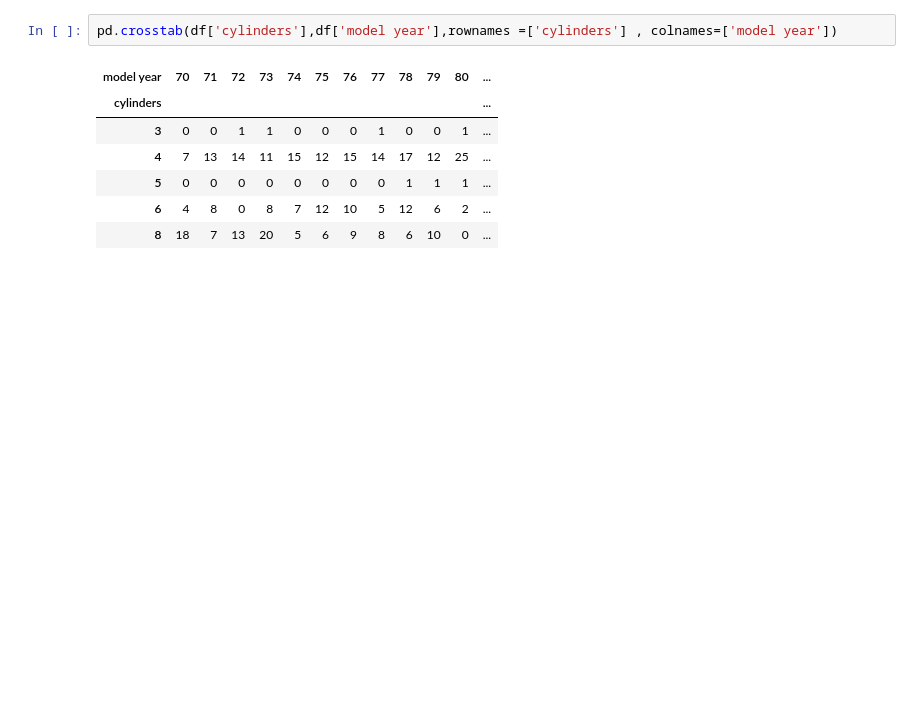
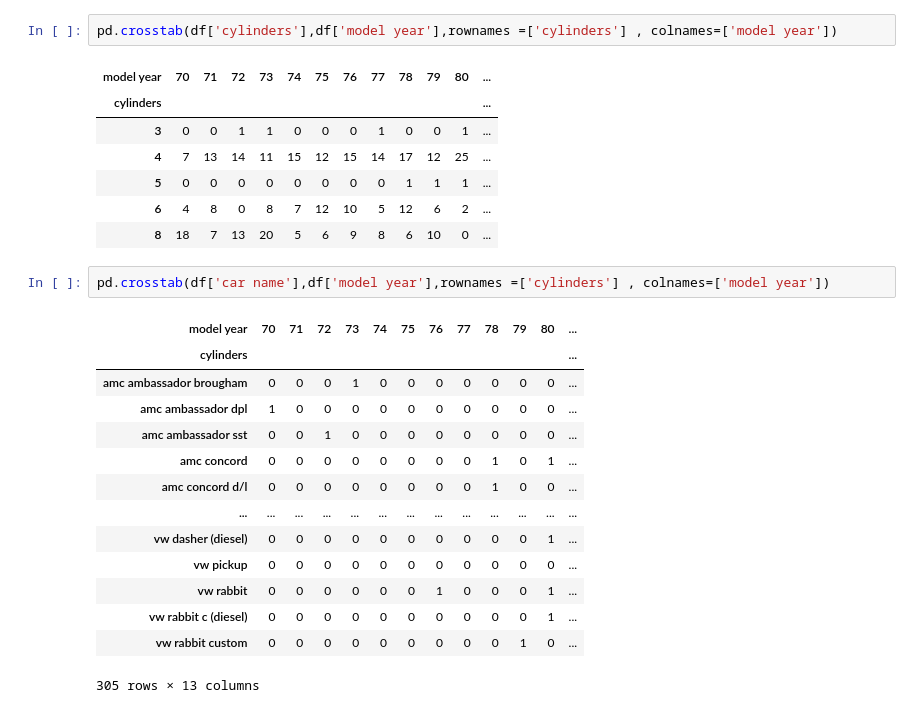
Before and after one commit to dnotes1781-ship-it/python-2, a Jupyter notebook: 10-3-26.ipynb, the cells around one changed output. Cells and saved outputs as stored; diff of their text form; blank space fills up the shorter version.

```diff
--- a/10-3-26.ipynb
+++ b/10-3-26.ipynb
@@ -763,3 +763,20 @@ pd.crosstab(df['cylinders'],df['model year'],rownames =['cylinders'] , colnames=
 | 5 | 0 | 0 | 0 | 0 | 0 | 0 | 0 | 0 | 1 | 1 | 1 | ... |
 | 6 | 4 | 8 | 0 | 8 | 7 | 12 | 10 | 5 | 12 | 6 | 2 | ... |
 | 8 | 18 | 7 | 13 | 20 | 5 | 6 | 9 | 8 | 6 | 10 | 0 | ... |
+# %%
+pd.crosstab(df['car name'],df['model year'],rownames =['cylinders'] , colnames=['model year'])
+# %% [output]
+| model year | 70 | 71 | 72 | 73 | 74 | 75 | 76 | 77 | 78 | 79 | 80 | ... |
+| cylinders |  |  |  |  |  |  |  |  |  |  |  | ... |
+| amc ambassador brougham | 0 | 0 | 0 | 1 | 0 | 0 | 0 | 0 | 0 | 0 | 0 | ... |
+| amc ambassador dpl | 1 | 0 | 0 | 0 | 0 | 0 | 0 | 0 | 0 | 0 | 0 | ... |
+| amc ambassador sst | 0 | 0 | 1 | 0 | 0 | 0 | 0 | 0 | 0 | 0 | 0 | ... |
+| amc concord | 0 | 0 | 0 | 0 | 0 | 0 | 0 | 0 | 1 | 0 | 1 | ... |
+| amc concord d/l | 0 | 0 | 0 | 0 | 0 | 0 | 0 | 0 | 1 | 0 | 0 | ... |
+| ... | ... | ... | ... | ... | ... | ... | ... | ... | ... | ... | ... | ... |
+| vw dasher (diesel) | 0 | 0 | 0 | 0 | 0 | 0 | 0 | 0 | 0 | 0 | 1 | ... |
+| vw pickup | 0 | 0 | 0 | 0 | 0 | 0 | 0 | 0 | 0 | 0 | 0 | ... |
+| vw rabbit | 0 | 0 | 0 | 0 | 0 | 0 | 1 | 0 | 0 | 0 | 1 | ... |
+| vw rabbit c (diesel) | 0 | 0 | 0 | 0 | 0 | 0 | 0 | 0 | 0 | 0 | 1 | ... |
+| vw rabbit custom | 0 | 0 | 0 | 0 | 0 | 0 | 0 | 0 | 0 | 1 | 0 | ... |
+305 rows × 13 columns
```
